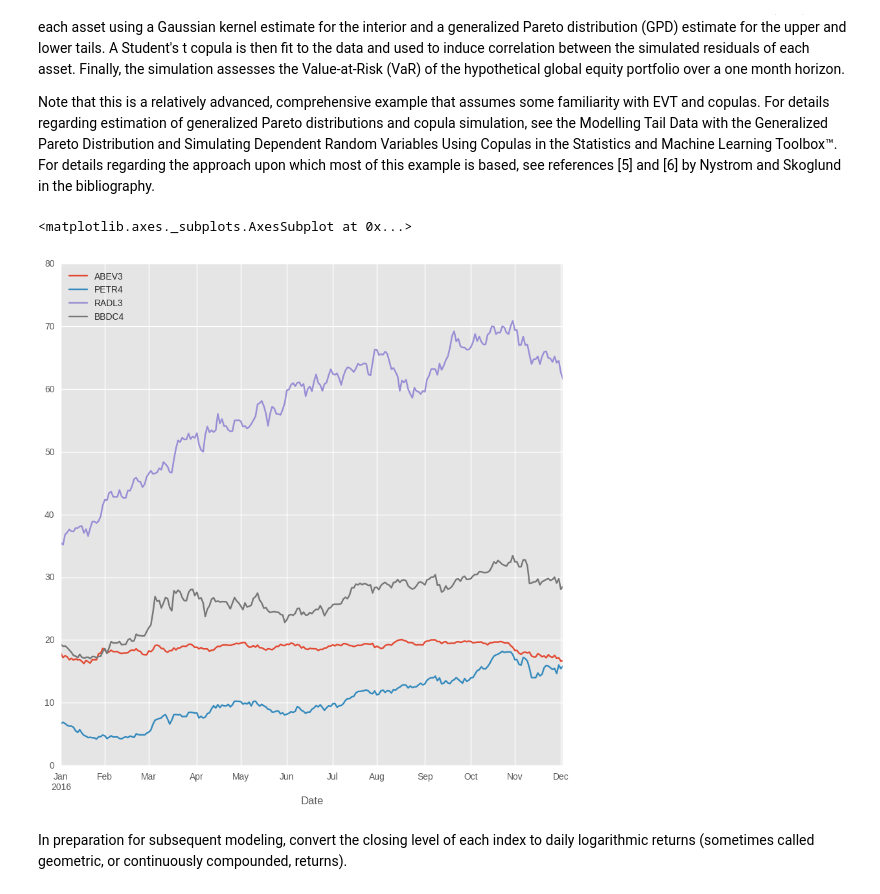
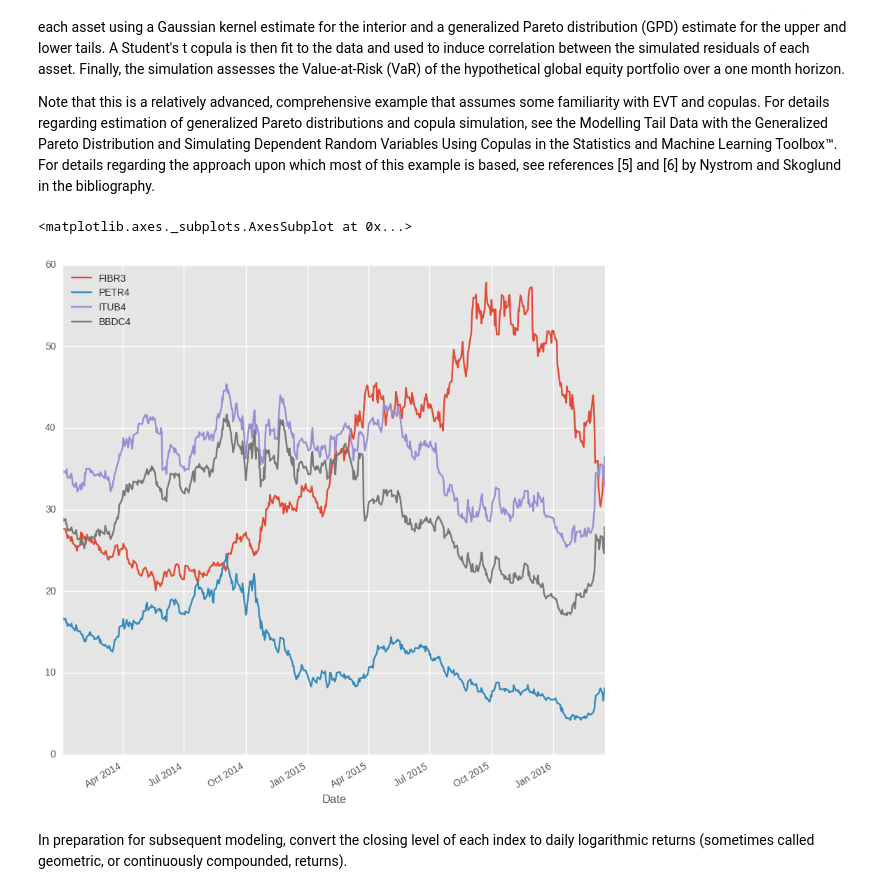
Before and after one commit to helderrezende/TCC, a Jupyter notebook: TCC Helder.ipynb, the cells around one changed output. Drawn from its saved outputs; the diff is of its cells as text; code cells hidden in the pictures.

Commit message:
padronizando a carteira e acertando backtesting monte carlo

```diff
--- a/TCC Helder.ipynb
+++ b/TCC Helder.ipynb
@@ -64,0 +48,11 @@ Testando se os retornos do Indice bovespa segue uma distribuicao normal
+# %%
+ativos = ['FIBR3', 'PETR4','ITUB4','BBDC4']
+N = len(ativos)
+cotacoesFibr = web.DataReader('FIBR3.SA', data_source='yahoo', start='1/1/2014', end = '3/20/2016')['Close']
+cotacoesPetr = web.DataReader('PETR4.SA', data_source='yahoo', start='1/1/2014', end = '3/20/2016')['Close']
+cotacoesItub = web.DataReader('ITUB4.SA', data_source='yahoo', start='1/1/2014', end = '3/20/2016')['Close']
+cotacoesBbdc = web.DataReader('BBDC4.SA', data_source='yahoo', start='1/1/2014', end = '3/20/2016')['Close']
+# %%
+cotacoes_list = [cotacoesFibr,cotacoesPetr,cotacoesItub,cotacoesBbdc]
+cotacoes = pd.DataFrame(index = ativos, data = cotacoes_list).transpose().dropna()
+cotacoes_carteira = cotacoes.sum(axis=1)/4
@@ -497,10 +519,7 @@ cotacoesBbdc = web.DataReader('BBDC4.SA', data_source='yahoo', start=iniditalDat
-# %%
-cotacoes = [cotacoesAmbev,cotacoesPetr,cotacoesRadl,cotacoesBbdc]
-cotacoesPandas = pd.DataFrame(index = ativos, data = cotacoes)
 # %%
-cotacoesPandas.transpose().dropna().plot(figsize= (10,10))
+cotacoes.plot(figsize= (10,10))
 # %% [output]
 <matplotlib.axes._subplots.AxesSubplot at 0x...>
-[figure, old version]
+[figure, new version]
 # %% [markdown]
 In preparation for subsequent modeling, convert the closing level of each index to daily logarithmic returns (sometimes called geometric, or continuously compounded, returns).
```
Also changed, not shown: parts of 68 cells of this notebook, 1 other file.
